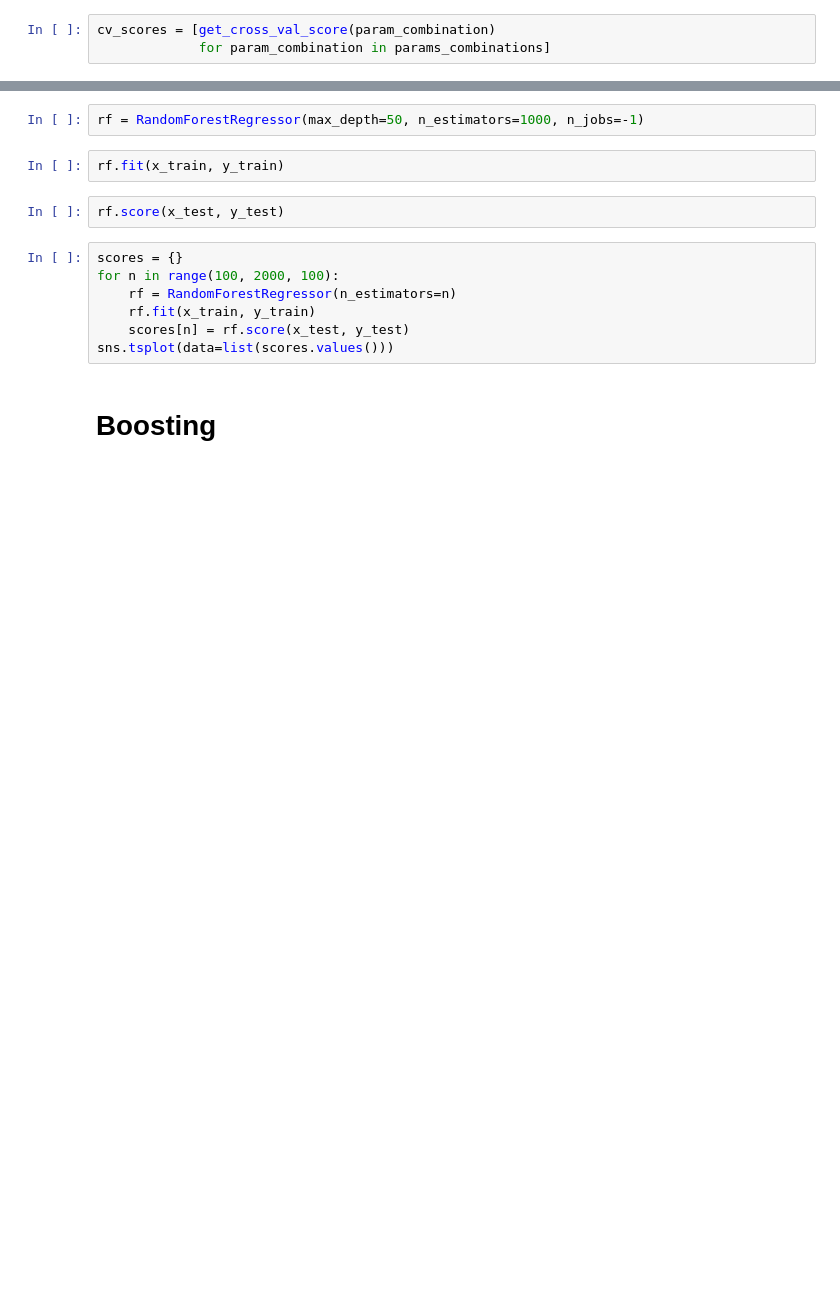
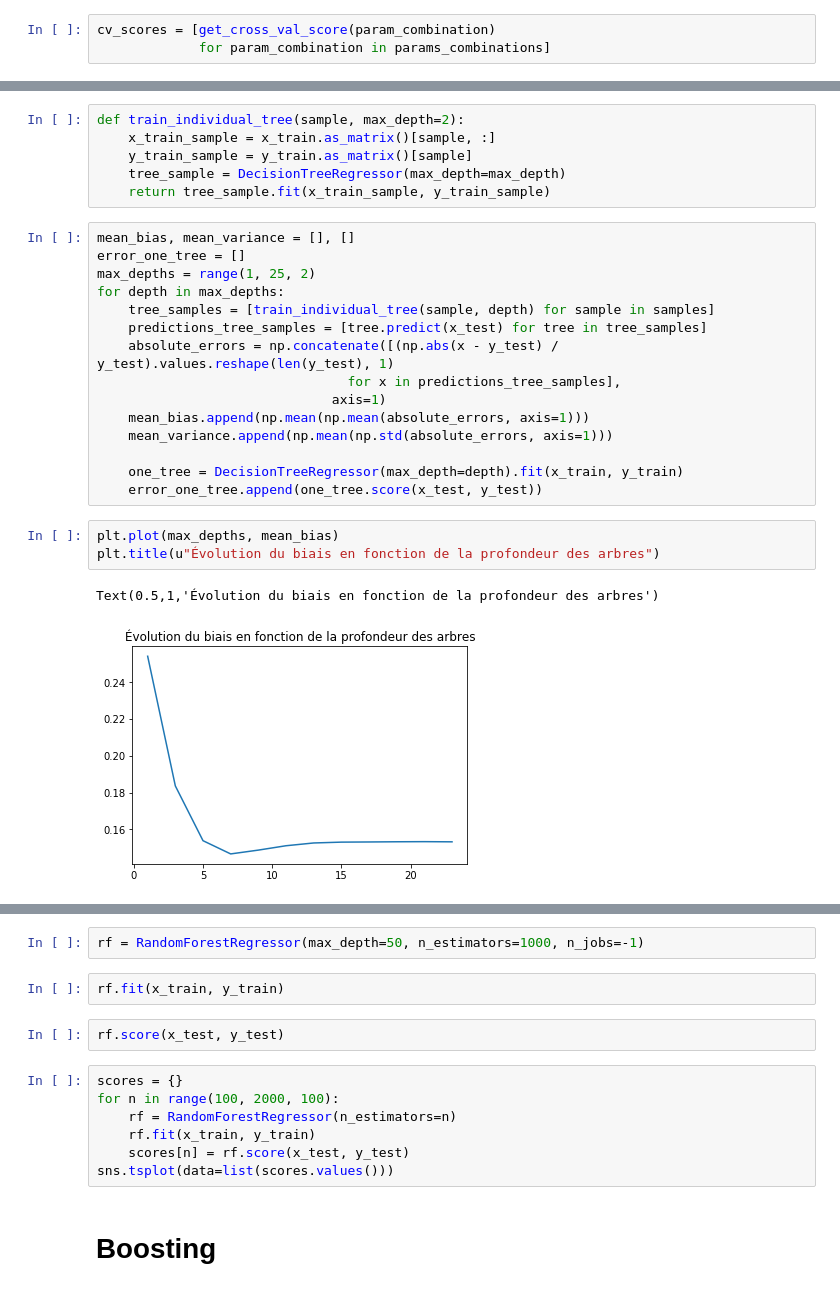
Before and after one commit to vlandeau/data_dojo, a Jupyter notebook: seconde_seance/Correction Modèles Avancés.ipynb, the cells around one changed output, grey strips where cells are left out. Cells and saved outputs as stored; diff of their text form; blank space fills up the shorter version.

```diff
--- a/seconde_seance/Correction Modèles Avancés.ipynb
+++ b/seconde_seance/Correction Modèles Avancés.ipynb
@@ -337,0 +350,27 @@ graphviz.Source(dot_data)
+# %%
+def train_individual_tree(sample, max_depth=2):
+    x_train_sample = x_train.as_matrix()[sample, :]
+    y_train_sample = y_train.as_matrix()[sample]
+    tree_sample = DecisionTreeRegressor(max_depth=max_depth)
+    return tree_sample.fit(x_train_sample, y_train_sample)
+# %%
+mean_bias, mean_variance = [], []
+error_one_tree = []
+max_depths = range(1, 25, 2)
+for depth in max_depths:
+    tree_samples = [train_individual_tree(sample, depth) for sample in samples]
+    predictions_tree_samples = [tree.predict(x_test) for tree in tree_samples]
+    absolute_errors = np.concatenate([(np.abs(x - y_test) / y_test).values.reshape(len(y_test), 1)
+                                for x in predictions_tree_samples],
+                              axis=1)
+    mean_bias.append(np.mean(np.mean(absolute_errors, axis=1)))
+    mean_variance.append(np.mean(np.std(absolute_errors, axis=1)))
+
+    one_tree = DecisionTreeRegressor(max_depth=depth).fit(x_train, y_train)
+    error_one_tree.append(one_tree.score(x_test, y_test))
+# %%
+plt.plot(max_depths, mean_bias)
+plt.title(u"Évolution du biais en fonction de la profondeur des arbres")
+# %% [output]
+Text(0.5,1,'Évolution du biais en fonction de la profondeur des arbres')
+[figure, added]
```
Also changed, not shown: parts of 30 cells of this notebook.
